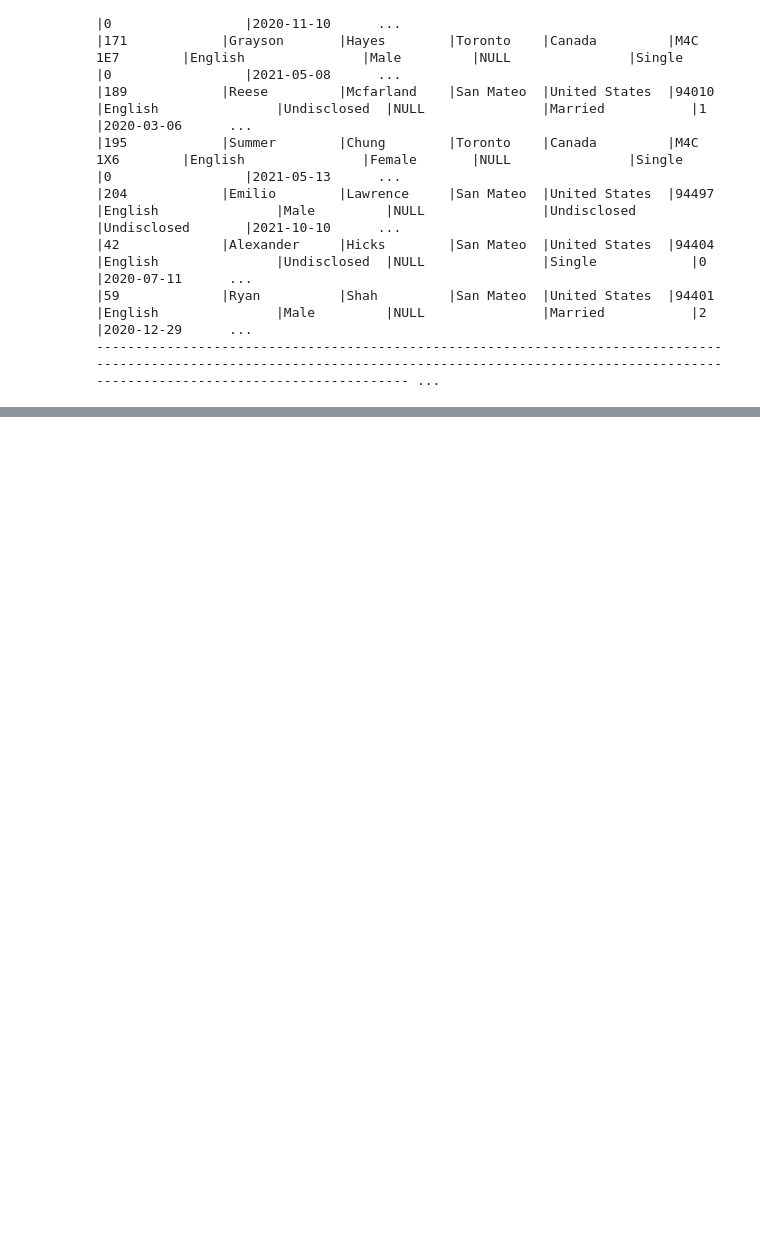
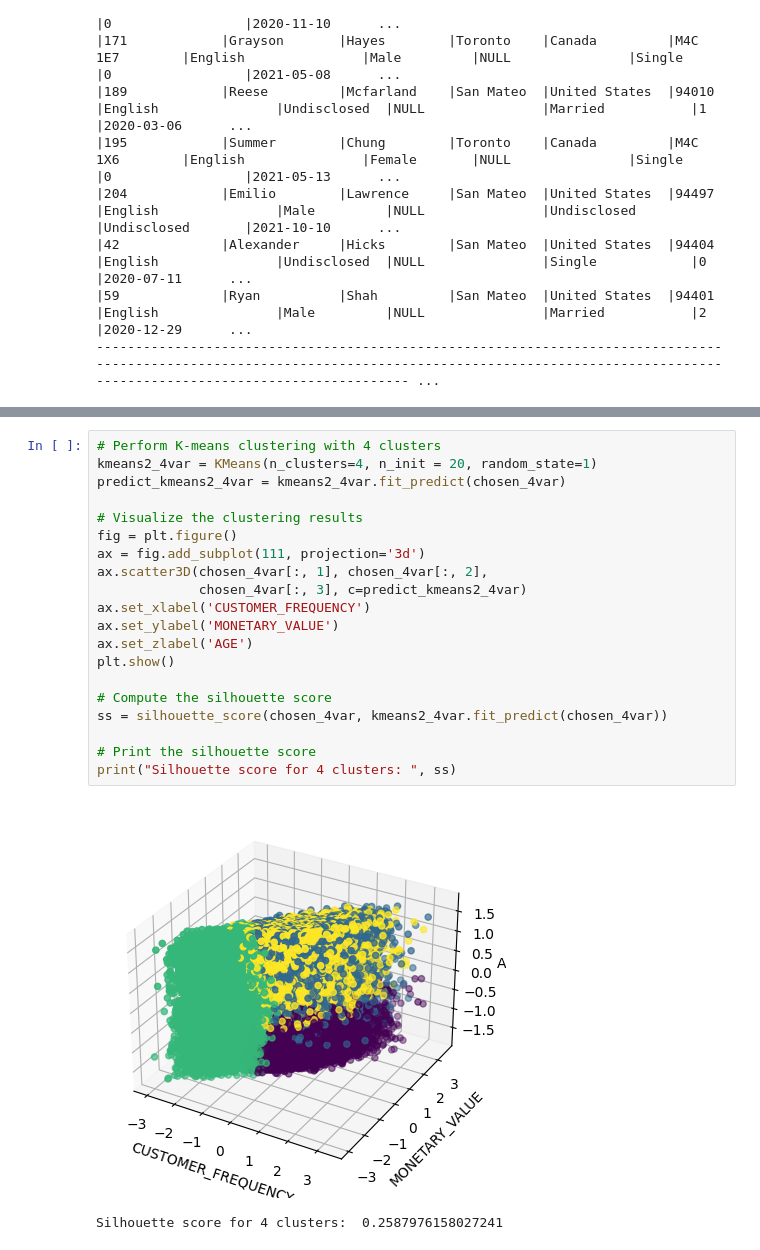
Before and after one commit to cshiwei330/ICP-ASG3-Insightify, a Jupyter notebook: clustering_model/Customer Segmentation Model.ipynb, the cells around one changed output, grey strips where cells are left out. Cells and saved outputs as stored; diff of their text form; blank space fills up the shorter version.

```diff
--- a/clustering_model/Customer Segmentation Model.ipynb
+++ b/clustering_model/Customer Segmentation Model.ipynb
@@ -115,0 +516,23 @@ customer_df.show()
+# %%
+# Perform K-means clustering with 4 clusters
+kmeans2_4var = KMeans(n_clusters=4, n_init = 20, random_state=1)
+predict_kmeans2_4var = kmeans2_4var.fit_predict(chosen_4var)
+
+# Visualize the clustering results
+fig = plt.figure()
+ax = fig.add_subplot(111, projection='3d')
+ax.scatter3D(chosen_4var[:, 1], chosen_4var[:, 2],
+             chosen_4var[:, 3], c=predict_kmeans2_4var)
+ax.set_xlabel('CUSTOMER_FREQUENCY')
+ax.set_ylabel('MONETARY_VALUE')
+ax.set_zlabel('AGE')
+plt.show()
+
+# Compute the silhouette score
+ss = silhouette_score(chosen_4var, kmeans2_4var.fit_predict(chosen_4var))
+
+# Print the silhouette score
+print("Silhouette score for 4 clusters: ", ss)
+# %% [output]
+[figure, added]
+Silhouette score for 4 clusters:  0.2587976158027241
```
Also changed, not shown: parts of 46 cells of this notebook.
